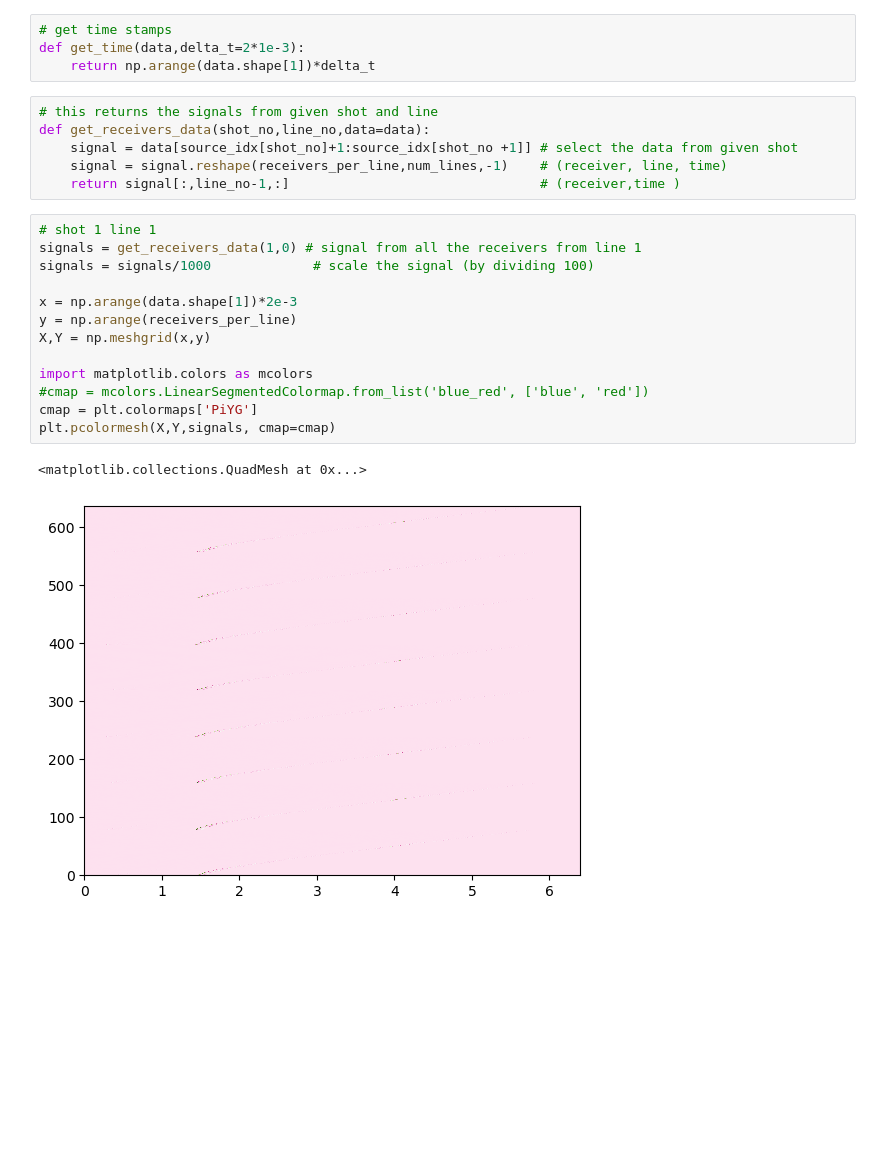
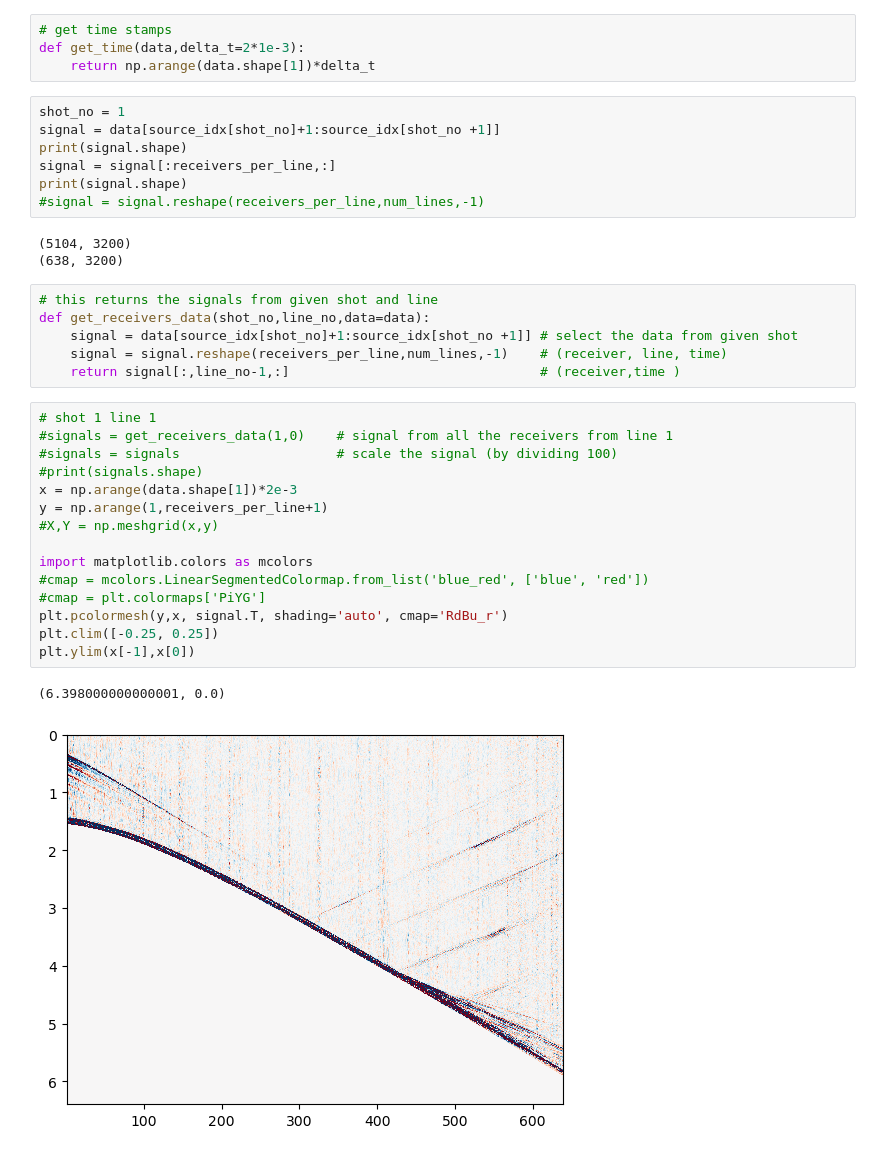
Before and after one commit to piyamure/sound, a Jupyter notebook: amplitude_plot.ipynb, the cells around one changed output. Drawn from its saved outputs; the diff is of its cells as text; blank space fills up the shorter version.

Commit message:
fix the bug in signal reshaping in get receiver data

```diff
--- a/amplitude_plot.ipynb
+++ b/amplitude_plot.ipynb
@@ -23,6 +23,16 @@ array([   -1,     0,  5105, 10210, 15315])
 # get time stamps
 def get_time(data,delta_t=2*1e-3):
     return np.arange(data.shape[1])*delta_t
+# %%
+shot_no = 1
+signal = data[source_idx[shot_no]+1:source_idx[shot_no +1]]
+print(signal.shape)
+signal = signal[:receivers_per_line,:]
+print(signal.shape)
+#signal = signal.reshape(receivers_per_line,num_lines,-1)
+# %% [output]
+(5104, 3200)
+(638, 3200)
 # %%
 # this returns the signals from given shot and line
 def get_receivers_data(shot_no,line_no,data=data):
@@ -31,17 +41,19 @@ def get_receivers_data(shot_no,line_no,data=data):
     return signal[:,line_no-1,:]                                # (receiver,time )
 # %%
 # shot 1 line 1
-signals = get_receivers_data(1,0) # signal from all the receivers from line 1
-signals = signals/1000             # scale the signal (by dividing 100)
-
+#signals = get_receivers_data(1,0)    # signal from all the receivers from line 1
+#signals = signals                    # scale the signal (by dividing 100)
+#print(signals.shape)
 x = np.arange(data.shape[1])*2e-3
-y = np.arange(receivers_per_line)
-X,Y = np.meshgrid(x,y)
+y = np.arange(1,receivers_per_line+1)
+#X,Y = np.meshgrid(x,y)
 
 import matplotlib.colors as mcolors
 #cmap = mcolors.LinearSegmentedColormap.from_list('blue_red', ['blue', 'red'])
-cmap = plt.colormaps['PiYG']
-plt.pcolormesh(X,Y,signals, cmap=cmap)
+#cmap = plt.colormaps['PiYG']
+plt.pcolormesh(y,x, signal.T, shading='auto', cmap='RdBu_r')
+plt.clim([-0.25, 0.25])
+plt.ylim(x[-1],x[0])
 # %% [output]
-<matplotlib.collections.QuadMesh at 0x...>
+(6.398000000000001, 0.0)
-[figure, old version]
+[figure, new version]
```
Also changed, not shown: parts of 1 cell of this notebook.
